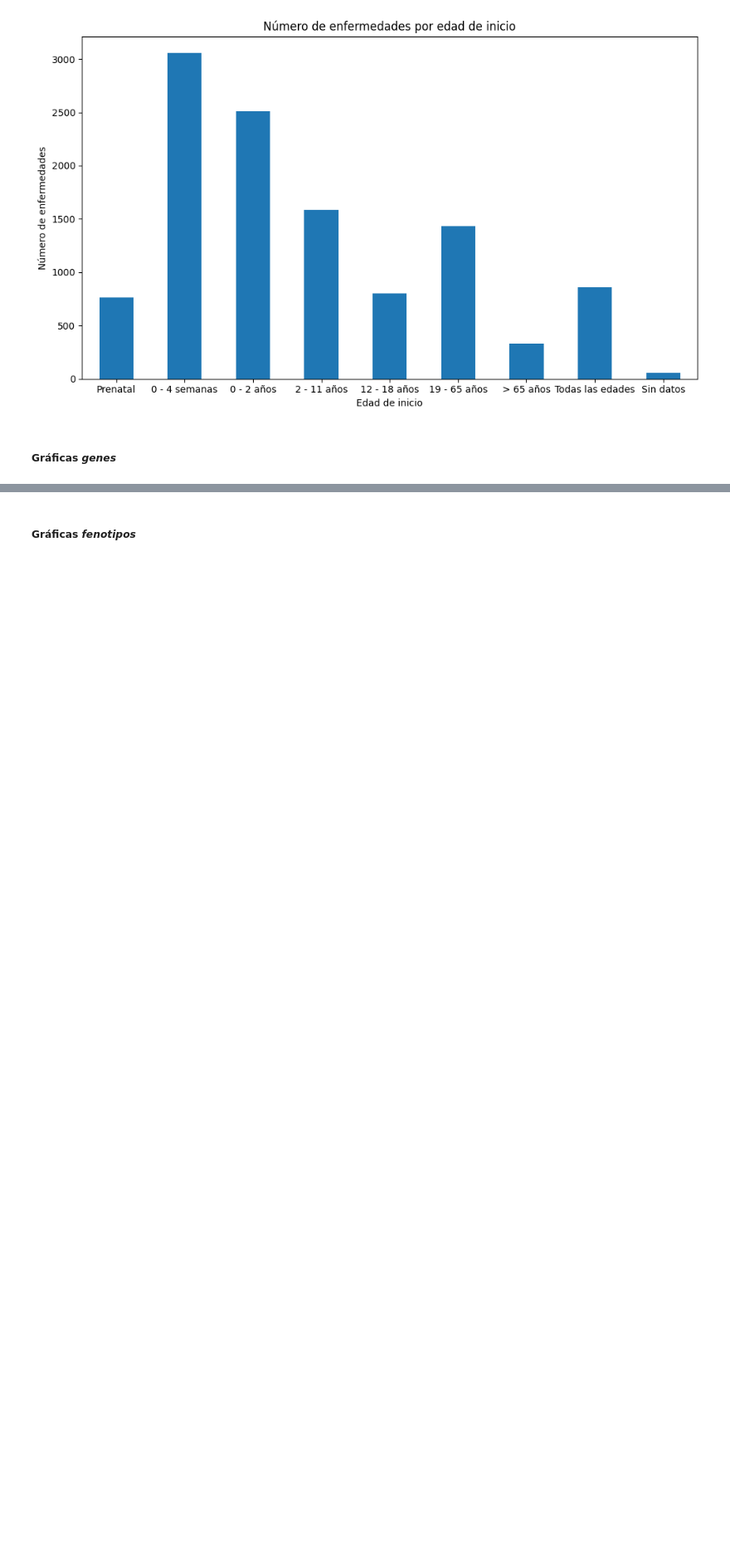
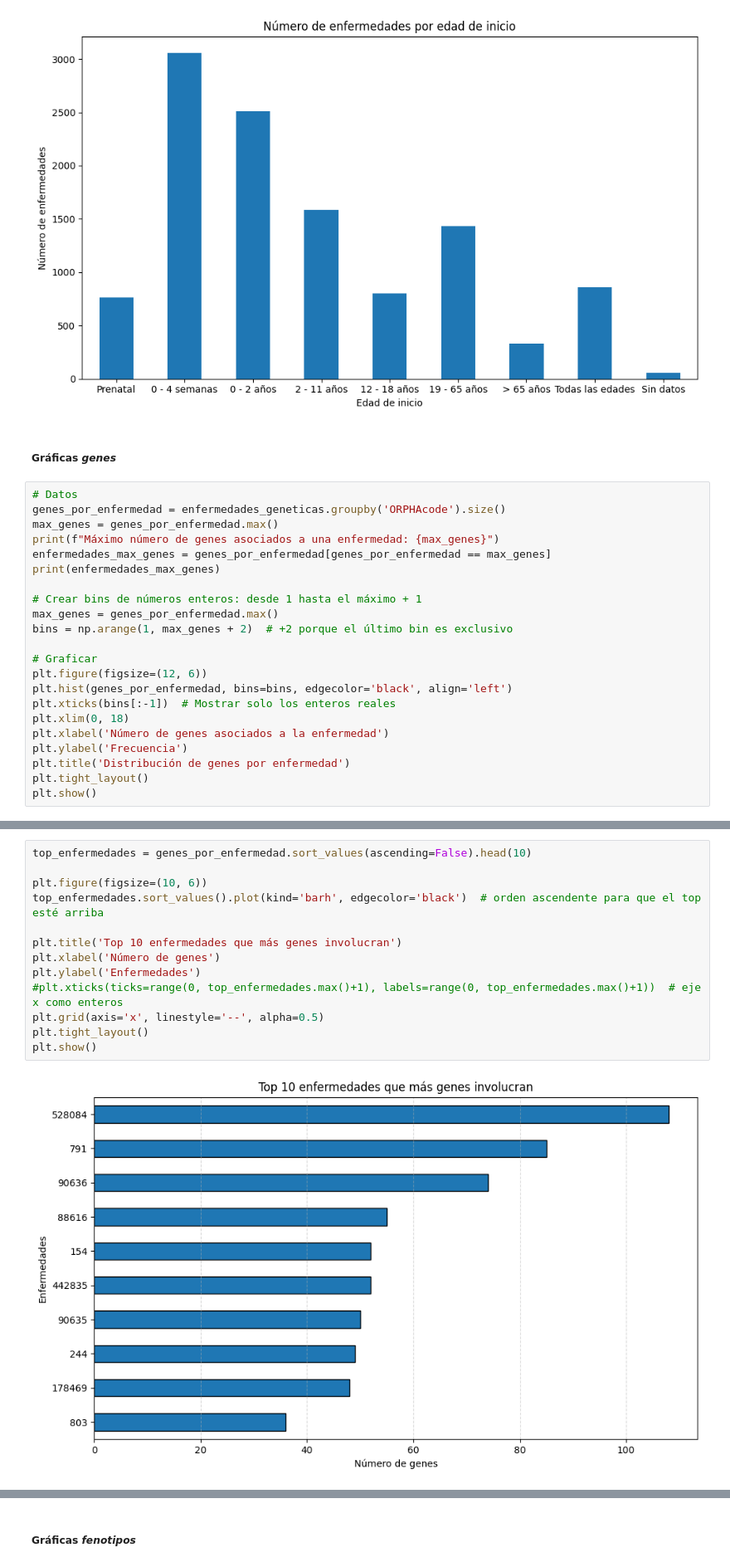
Before and after one commit to Muriburu/ITAcademy, a Jupyter notebook: Sprint 10 - Pràctica final/Code/Tratamiento_datos_Orphadata.ipynb, the cells around one changed output, grey strips where cells are left out. Shown at 83% size. Drawn from its saved outputs; the diff is of its cells as text; blank space fills up the shorter version.

```diff
--- a/Sprint 10 - Pràctica final/Code/Tratamiento_datos_Orphadata.ipynb
+++ b/Sprint 10 - Pràctica final/Code/Tratamiento_datos_Orphadata.ipynb
@@ -1164,3 +1449,25 @@ plt.show()
 [figure]
 # %% [markdown]
 ##### Gráficas *genes*
+# %%
+# Datos
+genes_por_enfermedad = enfermedades_geneticas.groupby('ORPHAcode').size()
+max_genes = genes_por_enfermedad.max()
+print(f"Máximo número de genes asociados a una enfermedad: {max_genes}")
+enfermedades_max_genes = genes_por_enfermedad[genes_por_enfermedad == max_genes]
+print(enfermedades_max_genes)
+
+# Crear bins de números enteros: desde 1 hasta el máximo + 1
+max_genes = genes_por_enfermedad.max()
+bins = np.arange(1, max_genes + 2)  # +2 porque el último bin es exclusivo
+
+# Graficar
+plt.figure(figsize=(12, 6))
+plt.hist(genes_por_enfermedad, bins=bins, edgecolor='black', align='left')
+plt.xticks(bins[:-1])  # Mostrar solo los enteros reales
+plt.xlim(0, 18)
+plt.xlabel('Número de genes asociados a la enfermedad')
+plt.ylabel('Frecuencia')
+plt.title('Distribución de genes por enfermedad')
+plt.tight_layout()
+plt.show()
@@ -1166,0 +1522,15 @@ plt.show()
+# %%
+top_enfermedades = genes_por_enfermedad.sort_values(ascending=False).head(10)
+
+plt.figure(figsize=(10, 6))
+top_enfermedades.sort_values().plot(kind='barh', edgecolor='black')  # orden ascendente para que el top esté arriba
+
+plt.title('Top 10 enfermedades que más genes involucran')
+plt.xlabel('Número de genes')
+plt.ylabel('Enfermedades')
+#plt.xticks(ticks=range(0, top_enfermedades.max()+1), labels=range(0, top_enfermedades.max()+1))  # eje x como enteros
+plt.grid(axis='x', linestyle='--', alpha=0.5)
+plt.tight_layout()
+plt.show()
+# %% [output]
+[figure, added]
```
Also changed, not shown: parts of 45 cells of this notebook.
